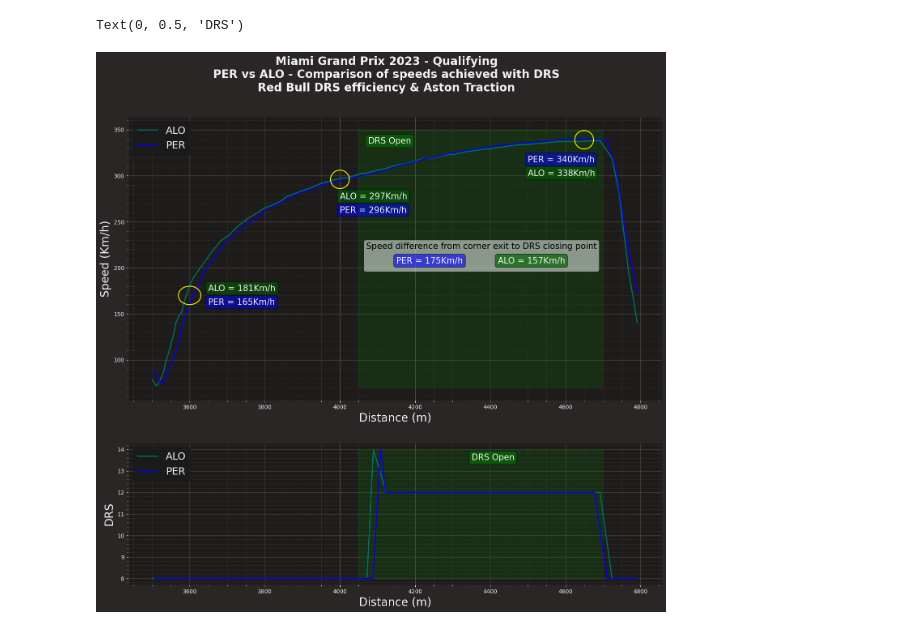
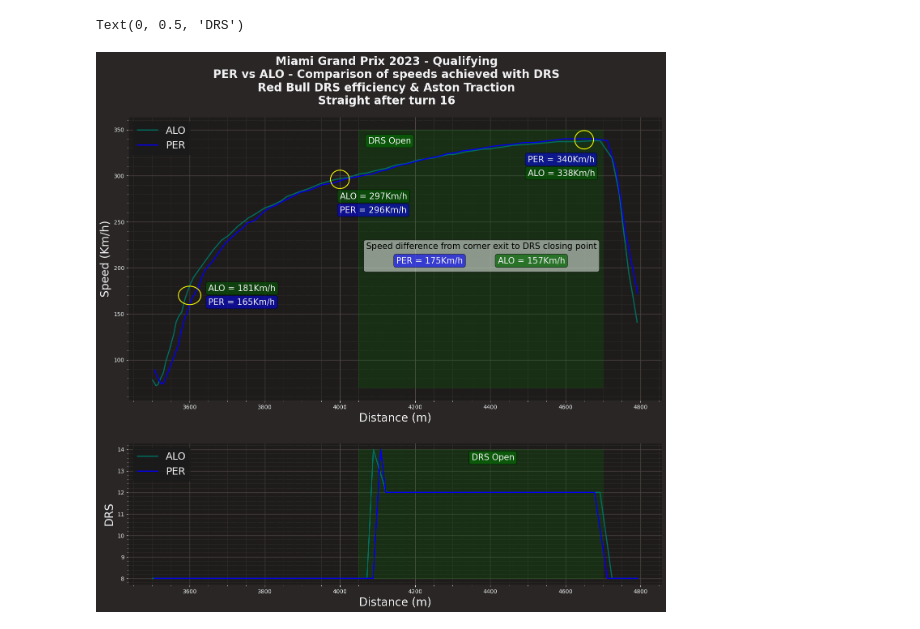
Before and after one commit to Rick8998/Miami2023F1, a Jupyter notebook: SessionAnalysis/rb_drs.ipynb, the cells around one changed output. Cells and saved outputs as stored; diff of their text form; code cells hidden in the pictures.

```diff
--- a/SessionAnalysis/rb_drs.ipynb
+++ b/SessionAnalysis/rb_drs.ipynb
@@ -51,7 +51,7 @@ fig, ax = plt.subplots(2, gridspec_kw={'height_ratios': plot_ratios})
 
 fig.set_figheight(15)
 fig.set_figwidth(17)
-fig.suptitle(f"{fp.event['EventName']} {fp.event.year} - {fp.name}\nPER vs ALO - Comparison of speeds achieved with DRS\nRed Bull DRS efficiency & Aston Traction", fontsize=20, fontweight='bold')
+fig.suptitle(f"{fp.event['EventName']} {fp.event.year} - {fp.name}\nPER vs ALO - Comparison of speeds achieved with DRS\nRed Bull DRS efficiency & Aston Traction\nStraight after turn 16", fontsize=20, fontweight='bold')
 
 #rettangolo verde e box DRS OPEN
 ax[0].text(x=4075, y = 335, s = "DRS Open", fontsize=15, bbox=dict(boxstyle='round', facecolor='green', alpha=0.5))
@@ -86,32 +86,33 @@ u=4650     #x-position of the center
 v=339    #y-position of the center
 a=25    #radius on the x-axis
 b=10    #radius on the y-axis
 t = np.linspace(0, 2*pi, 100)
 ax[0].plot( u+a*np.cos(t) , v+b*np.sin(t), color="yellow")
 ax[0].text(x=4500, y = 300, s = "ALO = " + str(lec_tel_drs) +"Km/h", fontsize=15, bbox=dict(boxstyle='round', facecolor='darkgreen', alpha=0.5))
 ax[0].text(x=4500, y = 315, s = "PER = " + str(ver_tel_drs) +"Km/h", fontsize=15, bbox=dict(boxstyle='round', facecolor='blue', alpha=0.5))
 
 #propr assi e legenda
 ax[0].set_xlabel('Distance (m)', fontsize=20)
 ax[0].set_ylabel('Speed (Km/h)', fontsize=20)
 
-ax[0].text(x=4070, y = 200, s = "Speed difference from corner exit to DRS closing point\n\n", color="black", fontsize=15, bbox=dict(boxstyle='round', facecolor='white', alpha=0.5))
+ax[0].text(x=4070, y = 200, s = "Speed difference from corner exit to DRS closing point\n\n", color="black", fontsize=15,
+           bbox=dict(boxstyle='round', facecolor='white', alpha=0.5))
 ax[0].text(x=4420, y = 205, s = "ALO = "+str(lec_diff)+"Km/h", fontsize=15, bbox=dict(boxstyle='round', facecolor='darkgreen', alpha=0.7))
 ax[0].text(x=4150, y = 205, s = "PER = "+str(ver_diff)+"Km/h", fontsize=15, bbox=dict(boxstyle='round', facecolor='blue', alpha=0.6))
 
 ax[0].legend(prop={'size':18}, loc='upper left')
 
 #DRS
 ax[1].add_patch(Rectangle((4050, 8), 650, 6, color='green', alpha=0.2))
 ax[1].text(x=4350, y = 13.5, s = "DRS Open", fontsize=15, bbox=dict(boxstyle='round', facecolor='green', alpha=0.5))
 
 ax[1].plot(lec_tel_to_0['Distance'], lec_tel_to_0['DRS'], color = fer_color, label = 'ALO', linewidth=2)
 
 ax[1].plot(ver_tel_to_0['Distance'], ver_tel_to_0['DRS'], color = rbr_color, label = 'PER', linewidth=2)
 ax[1].legend(prop={'size':18}, loc='upper left')
 ax[1].set_xlabel('Distance (m)', fontsize=20)
 ax[1].set_ylabel('DRS', fontsize=20)
 # ax.add_patch(Rectangle((55, 80), 1, 52, color='red'))
 # %% [output]
 Text(0, 0.5, 'DRS')
-[figure, old version]
+[figure, new version]
```
